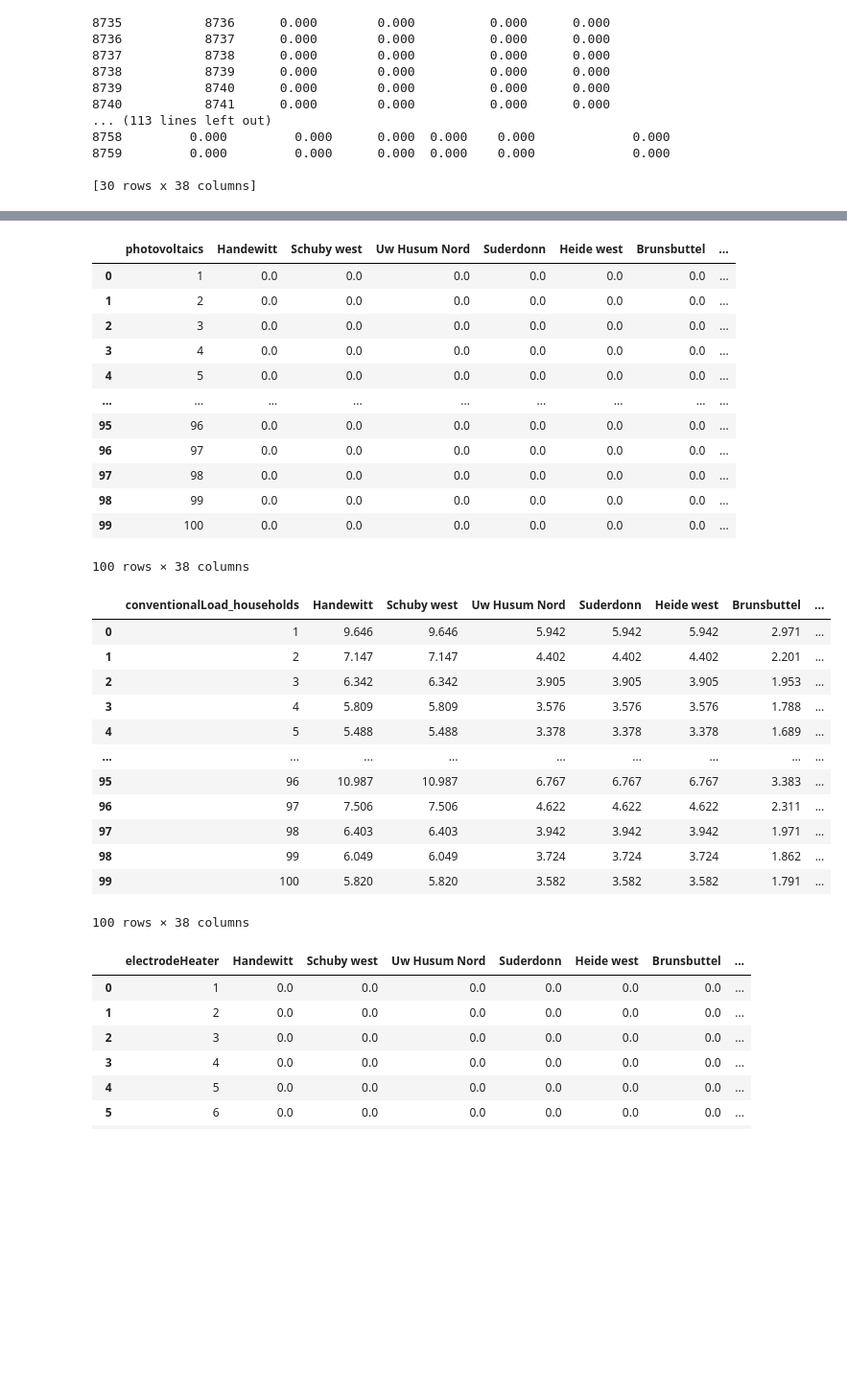
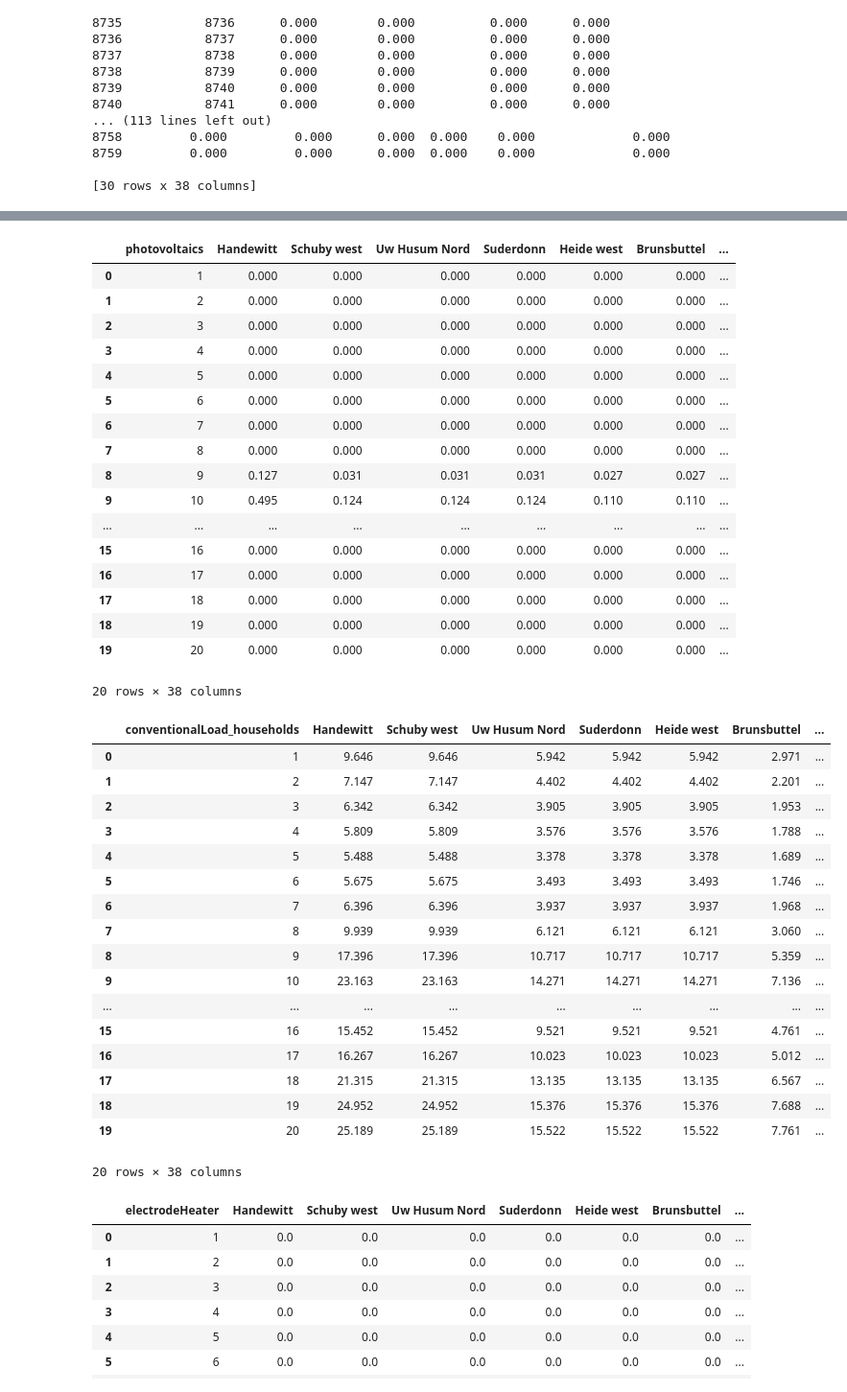
Before and after one commit to adedokun0225/BESS_CongestionManagement, a Jupyter notebook: Timeseries.ipynb, the cells around one changed output, grey strips where cells are left out. Shown at 96% size. Cells and saved outputs as stored; diff of their text form; code cells hidden in the pictures; blank space fills up the shorter version.

```diff
--- a/Timeseries.ipynb
+++ b/Timeseries.ipynb
@@ -117,39 +121,49 @@ df_wind.head(100)
 # %%
 # List columns for photovoltaics
 df_photovoltaics.columns.tolist()
-df_photovoltaics.head(100)
+df_photovoltaics.head(20)
 # %% [output]
 |  | photovoltaics | Handewitt | Schuby west | Uw Husum Nord | Suderdonn | Heide west | Brunsbuttel | ... |
-| 0 | 1 | 0.0 | 0.0 | 0.0 | 0.0 | 0.0 | 0.0 | ... |
-| 1 | 2 | 0.0 | 0.0 | 0.0 | 0.0 | 0.0 | 0.0 | ... |
-| 2 | 3 | 0.0 | 0.0 | 0.0 | 0.0 | 0.0 | 0.0 | ... |
-| 3 | 4 | 0.0 | 0.0 | 0.0 | 0.0 | 0.0 | 0.0 | ... |
-| 4 | 5 | 0.0 | 0.0 | 0.0 | 0.0 | 0.0 | 0.0 | ... |
+| 0 | 1 | 0.000 | 0.000 | 0.000 | 0.000 | 0.000 | 0.000 | ... |
+| 1 | 2 | 0.000 | 0.000 | 0.000 | 0.000 | 0.000 | 0.000 | ... |
+| 2 | 3 | 0.000 | 0.000 | 0.000 | 0.000 | 0.000 | 0.000 | ... |
+| 3 | 4 | 0.000 | 0.000 | 0.000 | 0.000 | 0.000 | 0.000 | ... |
+| 4 | 5 | 0.000 | 0.000 | 0.000 | 0.000 | 0.000 | 0.000 | ... |
+| 5 | 6 | 0.000 | 0.000 | 0.000 | 0.000 | 0.000 | 0.000 | ... |
+| 6 | 7 | 0.000 | 0.000 | 0.000 | 0.000 | 0.000 | 0.000 | ... |
+| 7 | 8 | 0.000 | 0.000 | 0.000 | 0.000 | 0.000 | 0.000 | ... |
+| 8 | 9 | 0.127 | 0.031 | 0.031 | 0.031 | 0.027 | 0.027 | ... |
+| 9 | 10 | 0.495 | 0.124 | 0.124 | 0.124 | 0.110 | 0.110 | ... |
 | ... | ... | ... | ... | ... | ... | ... | ... | ... |
-| 95 | 96 | 0.0 | 0.0 | 0.0 | 0.0 | 0.0 | 0.0 | ... |
-| 96 | 97 | 0.0 | 0.0 | 0.0 | 0.0 | 0.0 | 0.0 | ... |
-| 97 | 98 | 0.0 | 0.0 | 0.0 | 0.0 | 0.0 | 0.0 | ... |
-| 98 | 99 | 0.0 | 0.0 | 0.0 | 0.0 | 0.0 | 0.0 | ... |
-| 99 | 100 | 0.0 | 0.0 | 0.0 | 0.0 | 0.0 | 0.0 | ... |
+| 15 | 16 | 0.000 | 0.000 | 0.000 | 0.000 | 0.000 | 0.000 | ... |
+| 16 | 17 | 0.000 | 0.000 | 0.000 | 0.000 | 0.000 | 0.000 | ... |
+| 17 | 18 | 0.000 | 0.000 | 0.000 | 0.000 | 0.000 | 0.000 | ... |
+| 18 | 19 | 0.000 | 0.000 | 0.000 | 0.000 | 0.000 | 0.000 | ... |
+| 19 | 20 | 0.000 | 0.000 | 0.000 | 0.000 | 0.000 | 0.000 | ... |
-100 rows × 38 columns
+20 rows × 38 columns
 # %%
 # List columns for conventionalLoads
 df_conventionalLoads.columns.tolist()
-df_conventionalLoads.head(100)
+df_conventionalLoads.head(20)
 # %% [output]
 |  | conventionalLoad_households | Handewitt | Schuby west | Uw Husum Nord | Suderdonn | Heide west | Brunsbuttel | ... |
 | 0 | 1 | 9.646 | 9.646 | 5.942 | 5.942 | 5.942 | 2.971 | ... |
 | 1 | 2 | 7.147 | 7.147 | 4.402 | 4.402 | 4.402 | 2.201 | ... |
 | 2 | 3 | 6.342 | 6.342 | 3.905 | 3.905 | 3.905 | 1.953 | ... |
 | 3 | 4 | 5.809 | 5.809 | 3.576 | 3.576 | 3.576 | 1.788 | ... |
 | 4 | 5 | 5.488 | 5.488 | 3.378 | 3.378 | 3.378 | 1.689 | ... |
+| 5 | 6 | 5.675 | 5.675 | 3.493 | 3.493 | 3.493 | 1.746 | ... |
+| 6 | 7 | 6.396 | 6.396 | 3.937 | 3.937 | 3.937 | 1.968 | ... |
+| 7 | 8 | 9.939 | 9.939 | 6.121 | 6.121 | 6.121 | 3.060 | ... |
+| 8 | 9 | 17.396 | 17.396 | 10.717 | 10.717 | 10.717 | 5.359 | ... |
+| 9 | 10 | 23.163 | 23.163 | 14.271 | 14.271 | 14.271 | 7.136 | ... |
 | ... | ... | ... | ... | ... | ... | ... | ... | ... |
-| 95 | 96 | 10.987 | 10.987 | 6.767 | 6.767 | 6.767 | 3.383 | ... |
-| 96 | 97 | 7.506 | 7.506 | 4.622 | 4.622 | 4.622 | 2.311 | ... |
-| 97 | 98 | 6.403 | 6.403 | 3.942 | 3.942 | 3.942 | 1.971 | ... |
-| 98 | 99 | 6.049 | 6.049 | 3.724 | 3.724 | 3.724 | 1.862 | ... |
-| 99 | 100 | 5.820 | 5.820 | 3.582 | 3.582 | 3.582 | 1.791 | ... |
+| 15 | 16 | 15.452 | 15.452 | 9.521 | 9.521 | 9.521 | 4.761 | ... |
+| 16 | 17 | 16.267 | 16.267 | 10.023 | 10.023 | 10.023 | 5.012 | ... |
+| 17 | 18 | 21.315 | 21.315 | 13.135 | 13.135 | 13.135 | 6.567 | ... |
+| 18 | 19 | 24.952 | 24.952 | 15.376 | 15.376 | 15.376 | 7.688 | ... |
+| 19 | 20 | 25.189 | 25.189 | 15.522 | 15.522 | 15.522 | 7.761 | ... |
-100 rows × 38 columns
+20 rows × 38 columns
 # %%
 # List columns for electrodeHeater
 df_electrodeHeater.columns.tolist()
```
Also changed, not shown: parts of 4 cells of this notebook, 24 other files.
